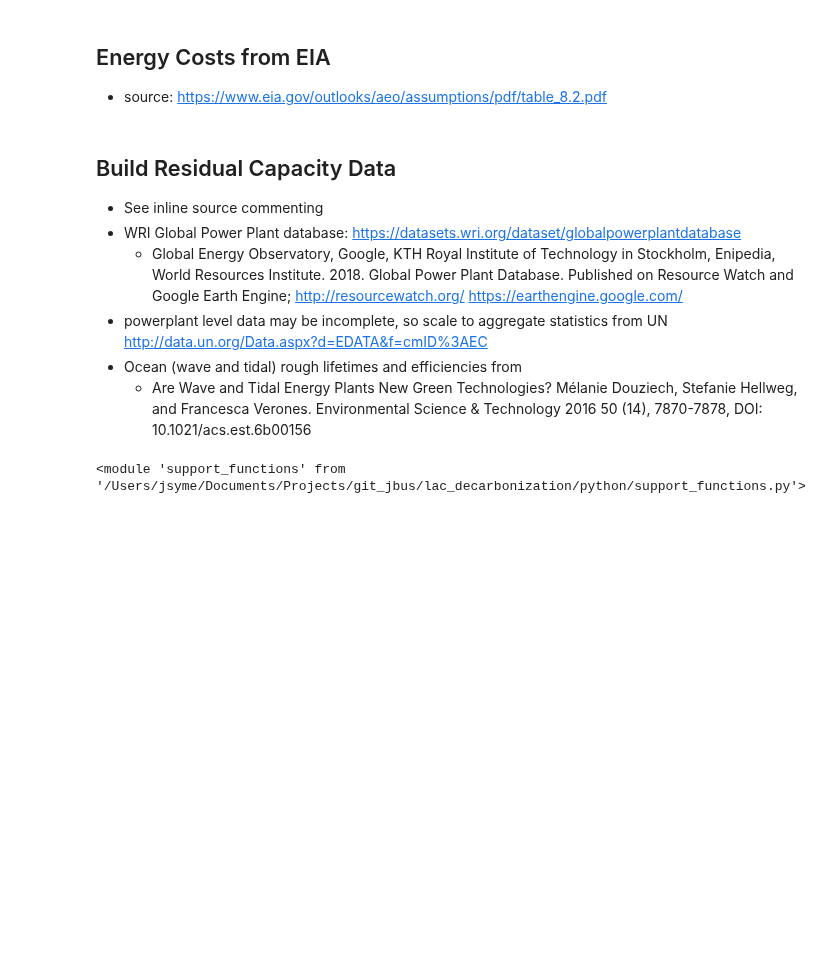
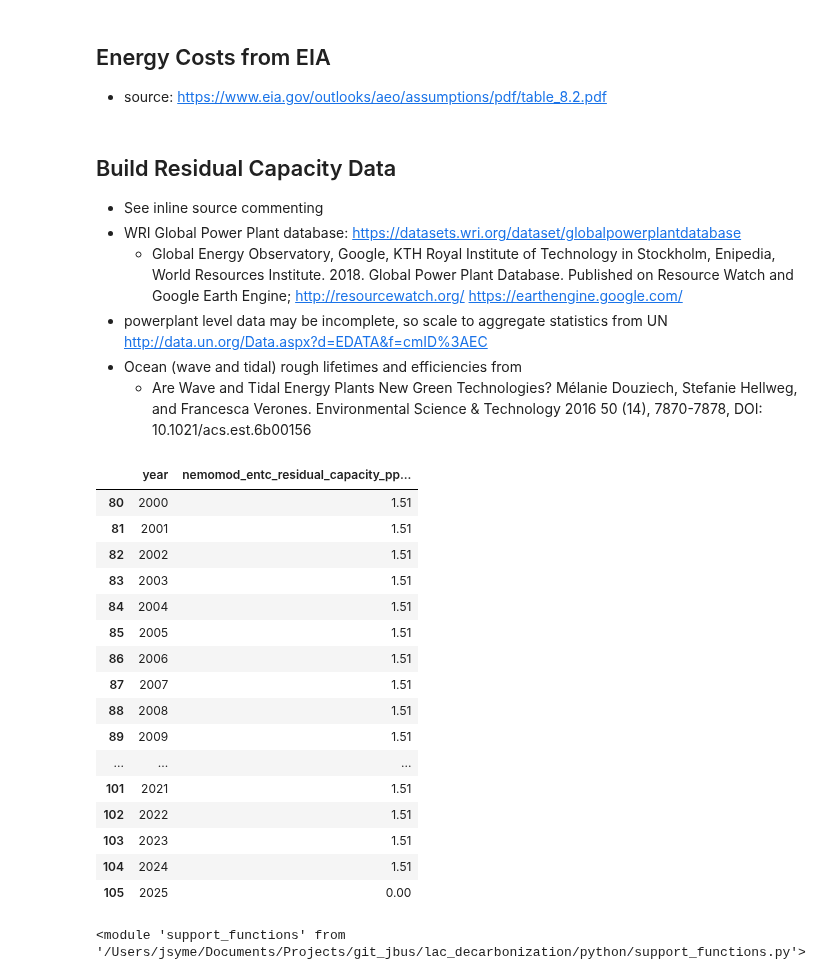
Before and after one commit to jcsyme/sisepuede, a Jupyter notebook: python/data_construct-build_energy_input_data.ipynb, the cells around one changed output. Saved outputs shown, nothing was run; the diff lists cells and outputs as text; code cells hidden in the pictures; blank space fills up the shorter version.

```diff
--- a/python/data_construct-build_energy_input_data.ipynb
+++ b/python/data_construct-build_energy_input_data.ipynb
@@ -462,7 +469,7 @@ for ind_country, country_iso in enumerate(countries_iso):
 
 
     if len(df_out_total) == 0:
-        df_out_total = [df_out for x in countries]
+        df_out_total = [df_out for x in countries_iso]
     else:
         df_out_total[ind_country] = df_out
 
@@ -504,6 +511,29 @@ fields_ind = [x for x in ["year", "country"] if x in df_out_total.columns]
 fields_dat = sorted([x for x in df_out_total.columns if (x not in fields_ind)])
 
 df_out_total = df_out_total[fields_ind + fields_dat]
+# %%
+df_out_total[
+    df_out_total["country"].isin(["mexico"])
+    & (df_out_total["year"].isin(range(2000, 2026)))
+][["year", "nemomod_entc_residual_capacity_pp_nuclear_gw"]]
+# %% [output]
+|  | year | nemomod_entc_residual_capacity_pp... |
+| 80 | 2000 | 1.51 |
+| 81 | 2001 | 1.51 |
+| 82 | 2002 | 1.51 |
+| 83 | 2003 | 1.51 |
+| 84 | 2004 | 1.51 |
+| 85 | 2005 | 1.51 |
+| 86 | 2006 | 1.51 |
+| 87 | 2007 | 1.51 |
+| 88 | 2008 | 1.51 |
+| 89 | 2009 | 1.51 |
+| ... | ... | ... |
+| 101 | 2021 | 1.51 |
+| 102 | 2022 | 1.51 |
+| 103 | 2023 | 1.51 |
+| 104 | 2024 | 1.51 |
+| 105 | 2025 | 0.00 |
 # %%
 ###############################################################
 ###                                                         ###
```
Also changed, not shown: parts of 1 cell of this notebook, 4 other files.
